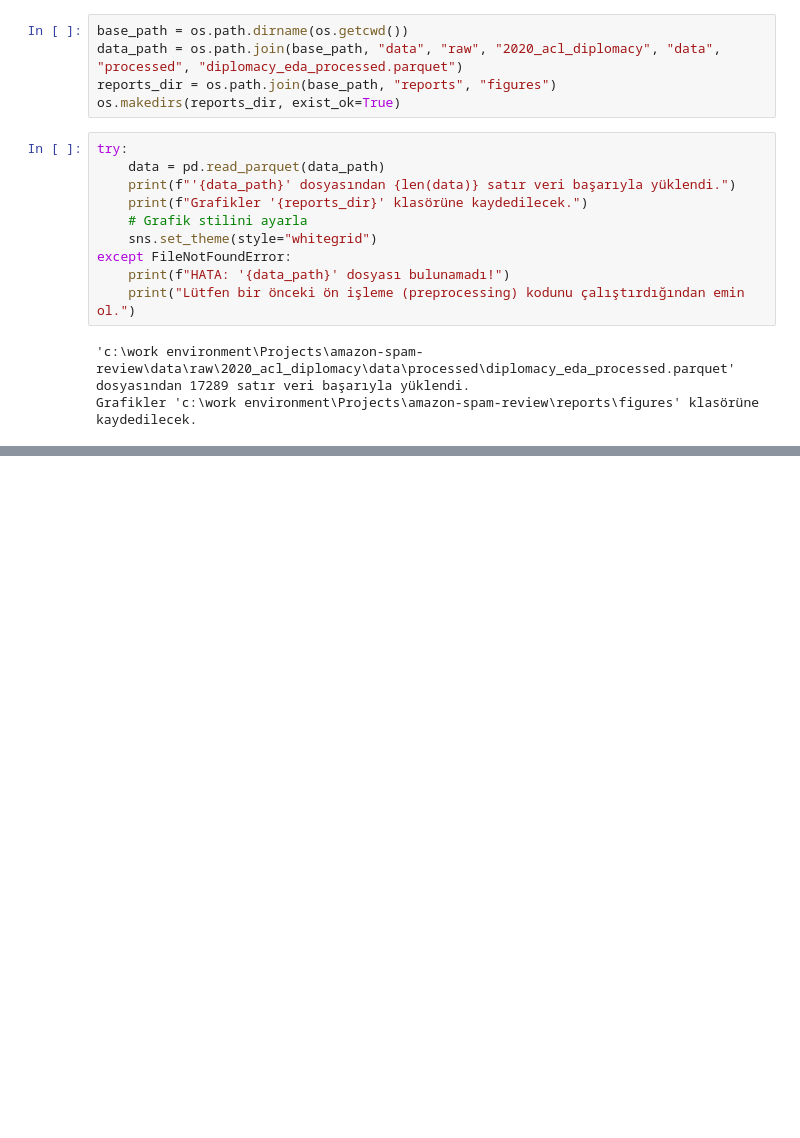
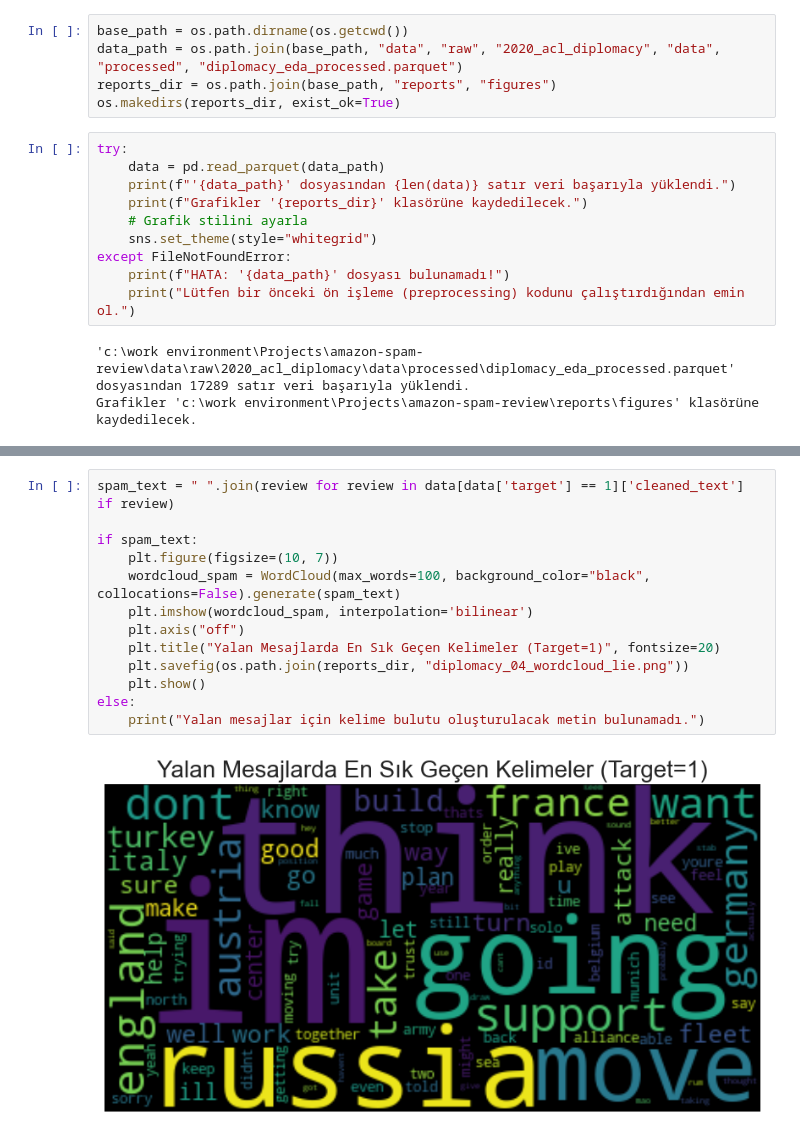
Before and after one commit to AybarsKansu/amazon-fake-review-detector, a Jupyter notebook: notebooks/data_prerocessing_diplomacy.ipynb, the cells around one changed output, grey strips where cells are left out. Saved outputs shown, nothing was run; the diff lists cells and outputs as text; blank space fills up the shorter version.

```diff
--- a/notebooks/data_prerocessing_diplomacy.ipynb
+++ b/notebooks/data_prerocessing_diplomacy.ipynb
@@ -145,0 +228,15 @@ Grafikler 'c:\work environment\Projects\amazon-spam-review\reports\figures' klas
+# %%
+spam_text = " ".join(review for review in data[data['target'] == 1]['cleaned_text'] if review)
+
+if spam_text:
+    plt.figure(figsize=(10, 7))
+    wordcloud_spam = WordCloud(max_words=100, background_color="black", collocations=False).generate(spam_text)
+    plt.imshow(wordcloud_spam, interpolation='bilinear')
+    plt.axis("off")
+    plt.title("Yalan Mesajlarda En Sık Geçen Kelimeler (Target=1)", fontsize=20)
+    plt.savefig(os.path.join(reports_dir, "diplomacy_04_wordcloud_lie.png"))
+    plt.show()
+else:
+    print("Yalan mesajlar için kelime bulutu oluşturulacak metin bulunamadı.")
+# %% [output]
+[figure, added]
```
Also changed, not shown: parts of 7 cells of this notebook, 5 other files.
